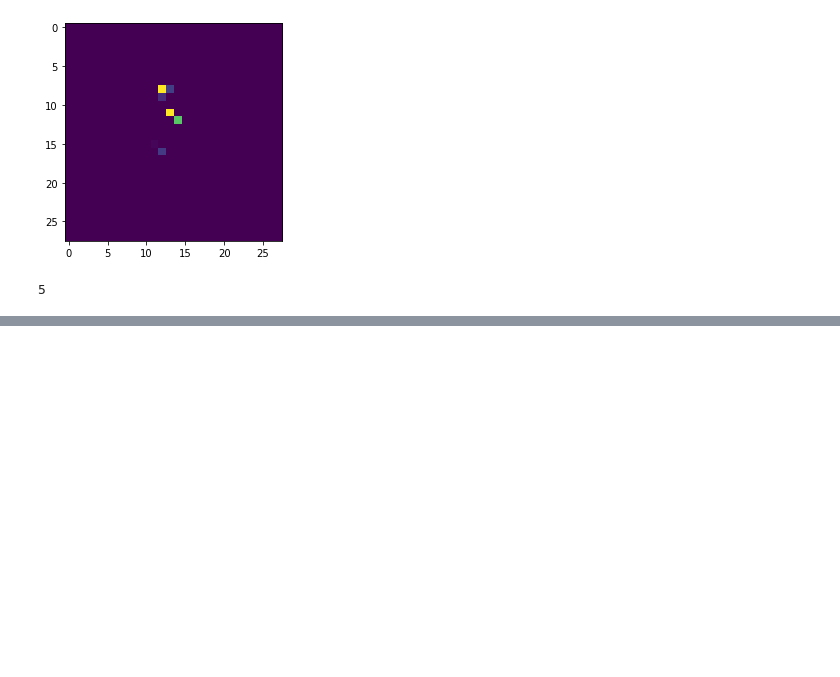
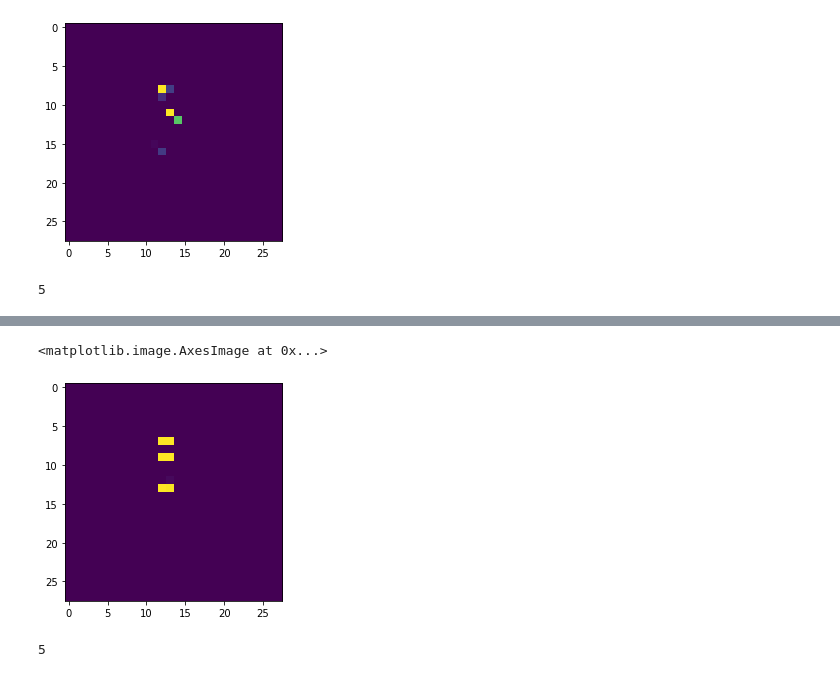
Before and after one commit to shoulhafiz/python_data_science, a Jupyter notebook: deep_learning_TF2.ipynb, the cells around one changed output, grey strips where cells are left out. Drawn from its saved outputs; the diff is of its cells as text; code cells hidden in the pictures; blank space fills up the shorter version.

```diff
--- a/deep_learning_TF2.ipynb
+++ b/deep_learning_TF2.ipynb
@@ -137,0 +155,12 @@ np.argmax(predicted)
+# %%
+plt.imshow(resize_im_gray)
+# %% [output]
+<matplotlib.image.AxesImage at 0x...>
+[figure, added]
+# %%
+predicted = model.predict(np.array([resize_im_gray]))[0]
+predicted
+
+np.argmax(predicted)
+# %% [output]
+5
```
Also changed, not shown: parts of 3 cells of this notebook.
